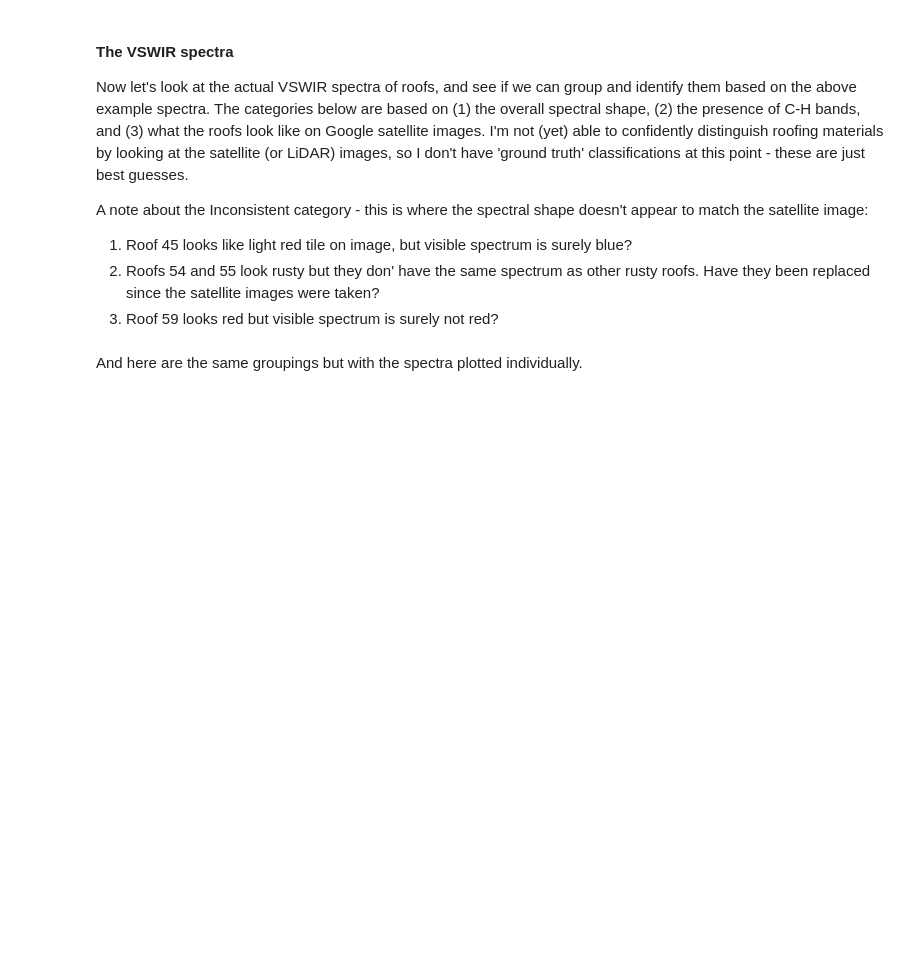
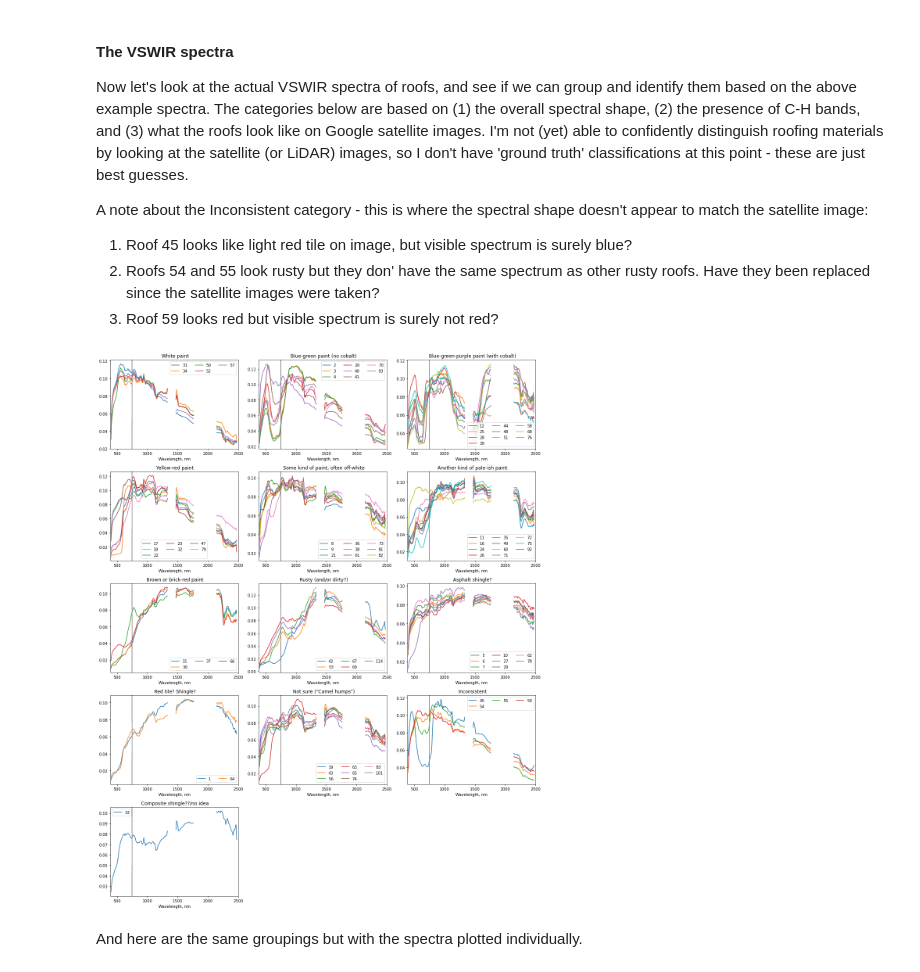
Before and after one commit to rachelemason/HI-mapping, a Jupyter notebook: interpret_spectra.ipynb, the cells around one changed output. Drawn from its saved outputs; the diff is of its cells as text; code cells hidden in the pictures; blank space fills up the shorter version.

```diff
--- a/interpret_spectra.ipynb
+++ b/interpret_spectra.ipynb
@@ -263,35 +257,37 @@ for idx in indexes:
 
     if idx in [31, 34, 50, 52, 57]:
         roof_categories[(idx, '0: White paint')] = roofs[(idx, 'Roof')]
     elif idx in [2, 3, 4, 20, 40, 41, 70, 93]:
         roof_categories[(idx, '1: Blue-green paint (no cobalt)')] = roofs[(idx, 'Roof')]
     elif idx in [12, 25, 28, 39, 44, 48, 51, 58, 68, 76]:
         roof_categories[(idx, '2: Blue-green-purple paint (with cobalt)')] = roofs[(idx, 'Roof')]
     elif idx in [17, 18, 22, 23, 32, 47, 79]:
         roof_categories[(idx, '3: Yellow-red paint')] = roofs[(idx, 'Roof')]
     elif idx in [8, 9, 21, 36, 38, 61, 73, 81, 82]:
         roof_categories[(idx, '4: Some kind of paint, often off-white')] = roofs[(idx, 'Roof')]
     elif idx in [11, 16, 24, 26, 35, 49, 60, 71, 72, 75, 92]:
         roof_categories[(idx, '5: Another kind of pale-ish paint')] = roofs[(idx, 'Roof')]
     elif idx in [15, 30, 37, 66]:
         roof_categories[(idx, '6: Brown or brick-red paint')] = roofs[(idx, 'Roof')]
-    elif idx in [42, 53, 67, 69]:
+    elif idx in [42, 53, 67, 69, 114]:
         roof_categories[(idx, '7: Rusty (and/or dirty?)')] = roofs[(idx, 'Roof')]
     elif idx in [5, 6, 7, 10, 27, 29, 62, 78]:
         roof_categories[(idx, '8: Asphalt shingle?')] = roofs[(idx, 'Roof')]
     elif idx in [1, 64]:
         roof_categories[(idx, '9_0: Red tile? Shingle?')] = roofs[(idx, 'Roof')]
     elif idx in [19, 43, 56, 63, 65, 74, 83, 101]:
         roof_categories[(idx, '9_1: Not sure ("Camel humps")')] = roofs[(idx, 'Roof')]
     elif idx in [45, 54, 55, 59]:
         roof_categories[(idx, '9_2: Inconsistent')] = roofs[(idx, 'Roof')]
     elif idx in [33]:
         roof_categories[(idx, '9_3: Composite shingle??/no idea')] = roofs[(idx, 'Roof')]
     else:
         print(idx)
-        roof_categories[(idx, '91: Uncategorized')] = roofs[(idx, 'Roof')]
+        roof_categories[(idx, '9_4: Uncategorized')] = roofs[(idx, 'Roof')]
 
 extract.plot_spectra(roof_categories, wavelengths, indicate_wavs=[750], figname='reclass_roofs.png')
+# %% [output]
+[figure, added]
 # %% [markdown]
 And here are the same groupings but with the spectra plotted individually.
 # %%
```
Also changed, not shown: parts of 11 cells of this notebook.
